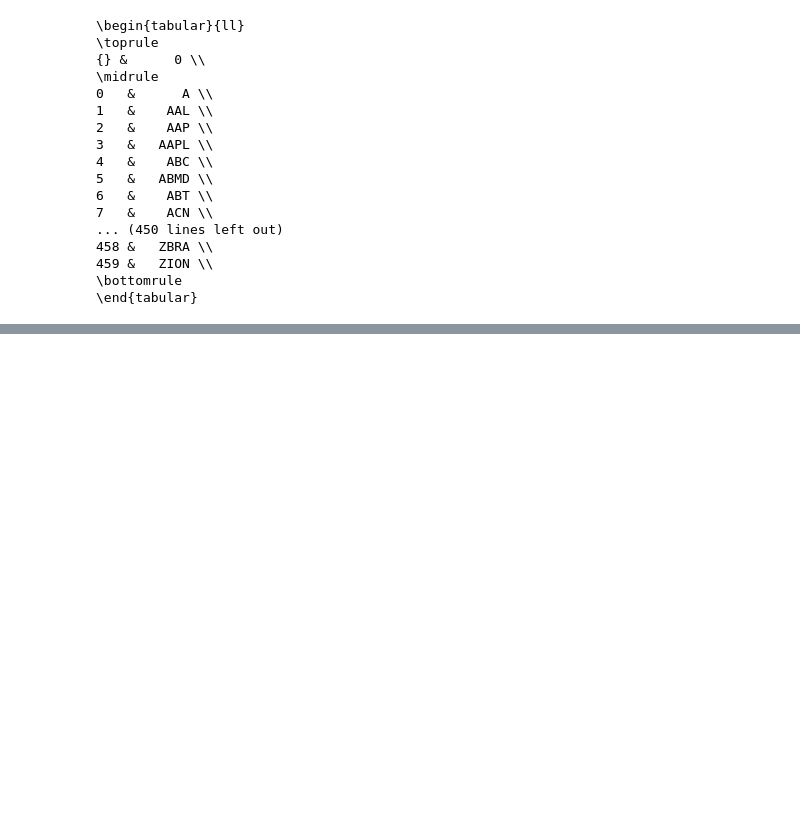
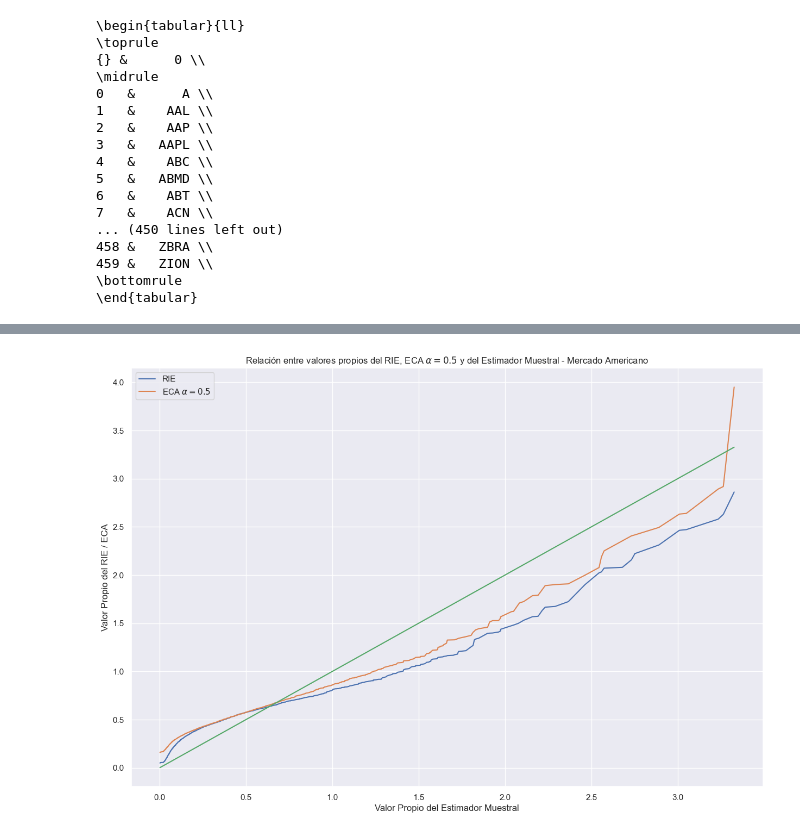
Before and after one commit to jduarte00/tesis, a Jupyter notebook: results_corr_matrix.ipynb, the cells around one changed output, grey strips where cells are left out. Cells and saved outputs as stored; diff of their text form; code cells hidden in the pictures; blank space fills up the shorter version.

```diff
--- a/results_corr_matrix.ipynb
+++ b/results_corr_matrix.ipynb
@@ -348,0 +456,12 @@ print(pd.Series(american_returns.columns).to_latex())
+# %%
+factor = 900
+fig, axs = plt.subplots(1,1, figsize=(15,10))
+axs.plot(  eigenval_sample_american_conc[:factor], eigenval_rie_american_conc[:factor])
+axs.set_title(r"Relación entre valores propios del RIE, ECA $\alpha = 0.5$ y del Estimador Muestral - Mercado Americano")
+axs.set(xlabel='Valor Propio del Estimador Muestral', ylabel='Valor Propio del RIE / ECA')
+axs.plot(eigenval_sample_american_conc[:factor], eigenval_shrink_american_5_conc[:factor])
+axs.plot(eigenval_sample_american_conc[:factor], eigenval_sample_american_conc[:factor])
+axs.legend(labels = ['RIE', r'ECA $\alpha = 0.5$'])
+plt.show()
+# %% [output]
+[figure, added]
```
Also changed, not shown: parts of 43 cells of this notebook, 24 other files.
